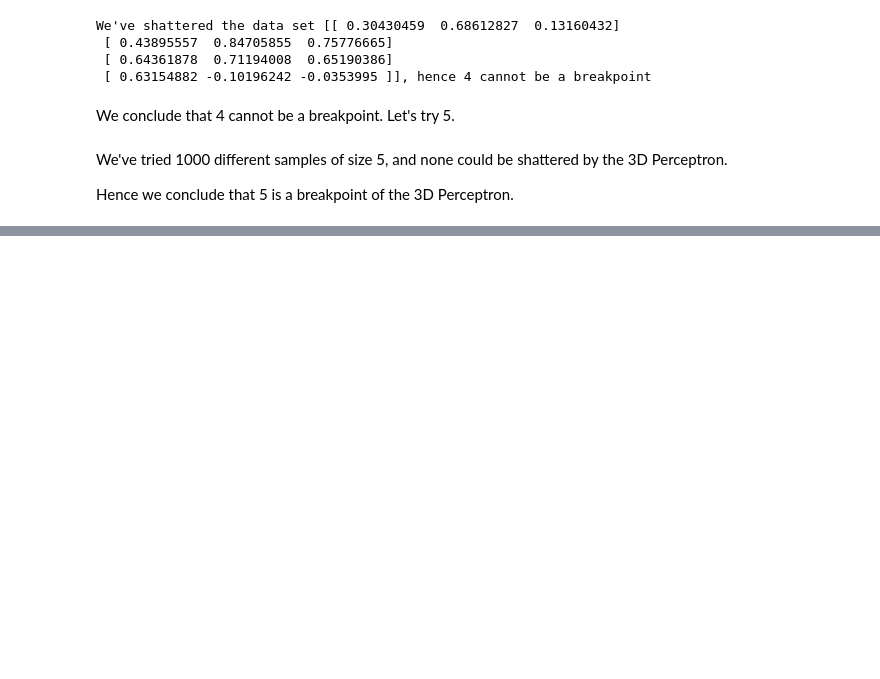
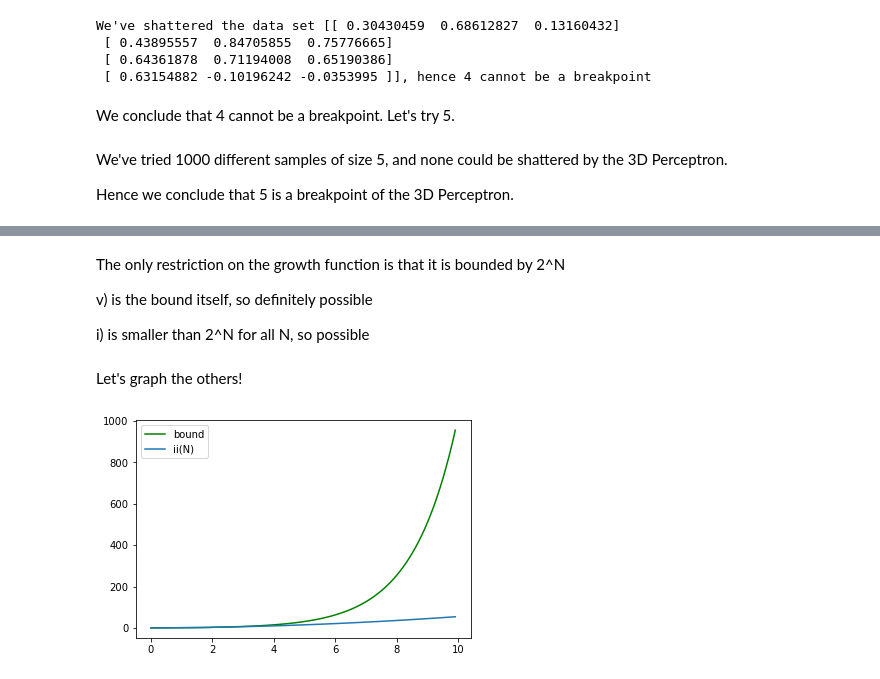
Before and after one commit to workflow/caltech-machine-learning-homework, a Jupyter notebook: HW3.ipynb, the cells around one changed output, grey strips where cells are left out. Drawn from its saved outputs; the diff is of its cells as text; code cells hidden in the pictures; blank space fills up the shorter version.

```diff
--- a/HW3.ipynb
+++ b/HW3.ipynb
@@ -161,0 +164,26 @@ Hence we conclude that 5 is a breakpoint of the 3D Perceptron.
+# %% [markdown]
+The only restriction on the growth function is that it is bounded by 2^N
+
+v) is the bound itself, so definitely possible
+
+
+i) is smaller than 2^N for all N, so possible
+# %% [markdown]
+Let's graph the others!
+# %%
+def bound(N):
+    return 2 ** N
+
+def two(N):
+    return 1 + N + scipy.special.comb(N, 2)
+
+x = np.arange(0, 10, 0.1)
+yBound = bound(x)
+yTwo = two(x)
+
+plt.plot(x, yBound, color='g', label='bound')
+plt.plot(x, yTwo, label='ii(N)')
+plt.legend()
+plt.show()
+# %% [output]
+[figure, added]
```
Also changed, not shown: parts of 12 cells of this notebook, 2 other files.
